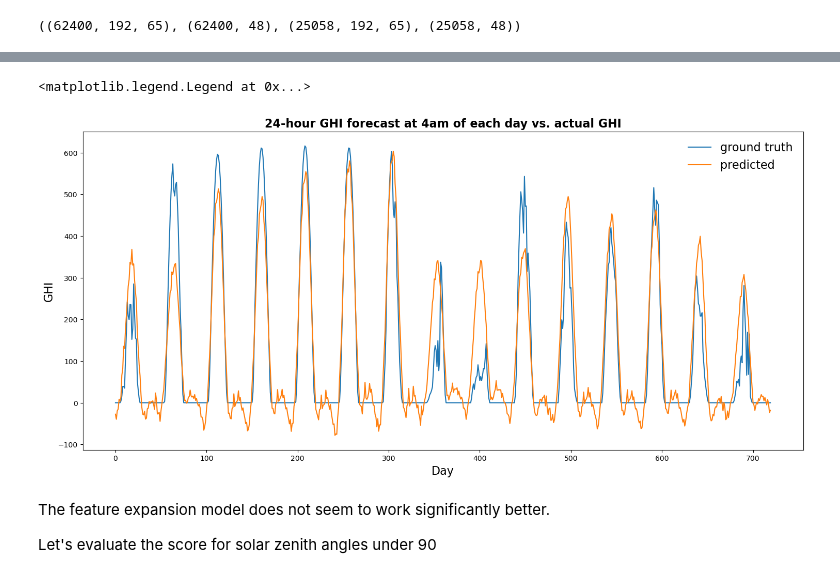
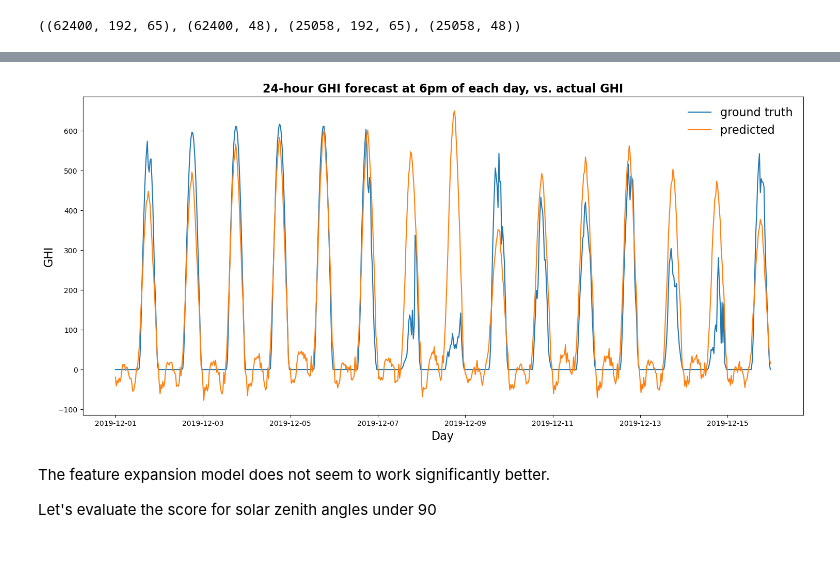
Before and after one commit to martijndevries/solar-intensity-forecast, a Jupyter notebook: code/RNN_model.ipynb, the cells around one changed output, grey strips where cells are left out. Cells and saved outputs as stored; diff of their text form; code cells hidden in the pictures.

```diff
--- a/code/RNN_model.ipynb
+++ b/code/RNN_model.ipynb
@@ -132,7 +134,7 @@ train_y_ghi = ss_y.inverse_transform(train_y)
 preds_train_ghi = ss_y.inverse_transform(preds_train)
 # %%
 preds_l, test_l = [], []
-x = 0
+x = 36
 day_start, day_stop = 130, 145
 for i in range(day_start, day_stop):
     test_l += list(test_y_ghi[i*48+x,:])
@@ -148,6 +150,6 @@ plt.plot(ts,test_l, label='ground truth')
 plt.plot(ts,preds_l, label='predicted')
 plt.xlabel('Date', fontsize=16)
 plt.ylabel('GHI', fontsize=16)
-plt.title('24-hour GHI forecast at 4am of each day vs. actual GHI', fontweight='bold', fontsize=16)
+plt.title('24-hour GHI forecast at 6pm of each day vs. actual GHI', fontweight='bold', fontsize=16)
 plt.savefig('../figures/GHI_RNN_m1.png')
 plt.legend(frameon=False, fontsize=16);
@@ -288,27 +288,26 @@ train_y_ghi = ss_y.inverse_transform(train_y)
 preds_train_ghi = ss_y.inverse_transform(preds_train)
 # %%
 preds_l, test_l = [], []
-x = 8 #8 timesteps after midnight, so forecast at 4am
+x = 36 #36 timesteps after midnight, so forecast at 6pm
 for i in range(115,130):
     test_l += list(test_y_ghi[i*48+x,:])
     preds_l += list(preds_test_ghi[i*48+x,:])
 
 #get times
 idx_start, idx_stop = (1300 + day_start)*48, (1300 + day_stop)*48
 timestamps = df['datetime'][idx_start:idx_stop]
 ts = pd.to_datetime(timestamps)
 
 plt.figure(figsize=(18, 8))
-plt.plot(test_l, label='ground truth')
-plt.plot(preds_l, label='predicted')
+plt.plot(ts,test_l, label='ground truth')
+plt.plot(ts,preds_l, label='predicted')
 plt.xlabel('Day', fontsize=16)
 plt.ylabel('GHI', fontsize=16)
-plt.title('24-hour GHI forecast at 4am of each day vs. actual GHI', fontweight='bold', fontsize=16)
+plt.title('24-hour GHI forecast at 6pm of each day, vs. actual GHI', fontweight='bold', fontsize=16)
 plt.savefig('../figures/GHI_RNN_m2.png')
-plt.legend(frameon=False,fontsize=16)
+plt.legend(frameon=False,fontsize=16);
 # %% [output]
-<matplotlib.legend.Legend at 0x...>
-[figure, old version]
+[figure, new version]
 # %% [markdown]
 The feature expansion model does not seem to work significantly better.
 
```
Also changed, not shown: parts of 4 cells of this notebook, 2 other files.
